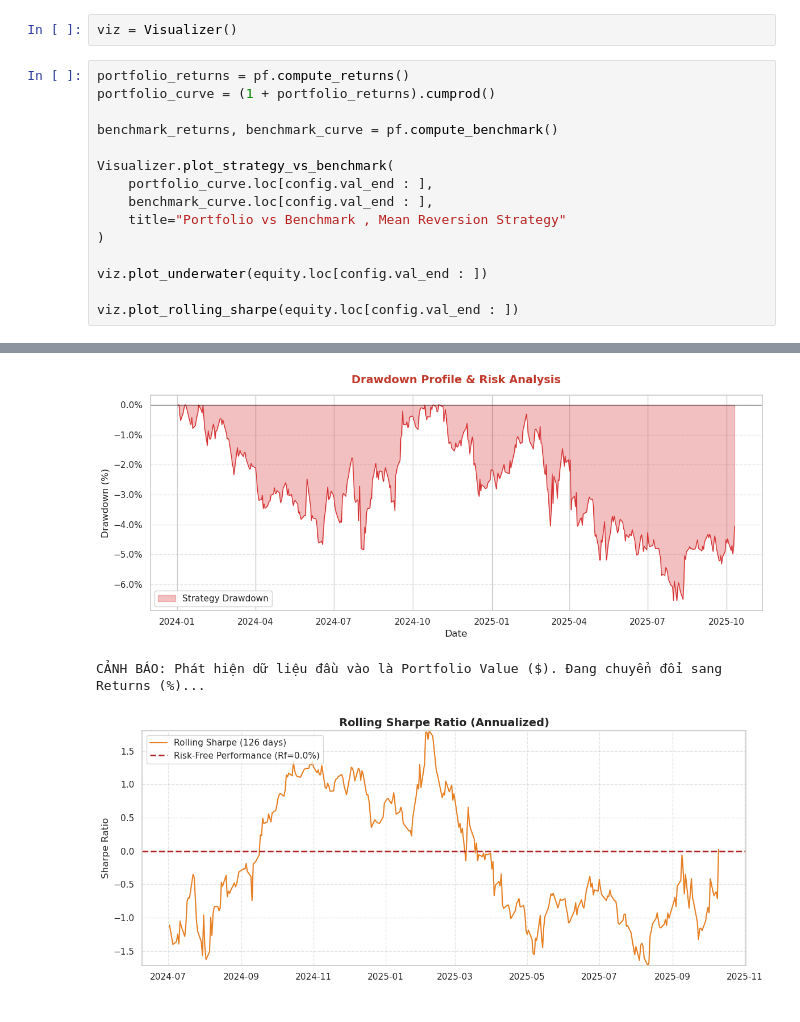
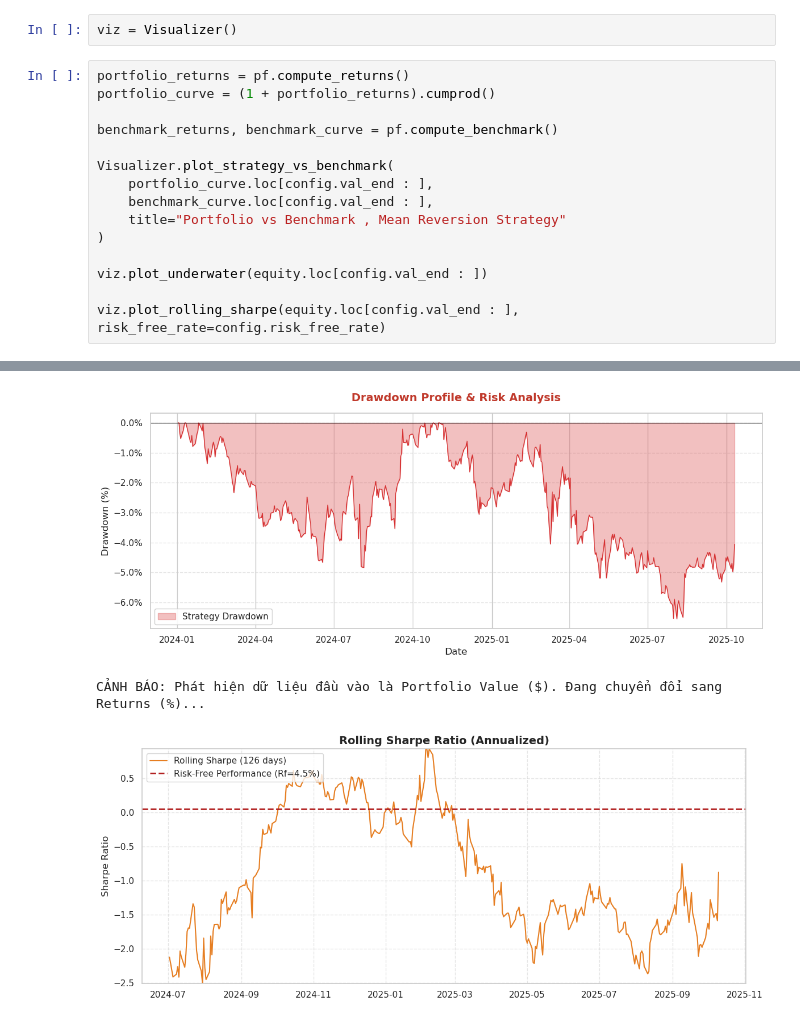
Before and after one commit to buibaongan/CF_Ngan23280071_Dung23280048, a Jupyter notebook: notebook/main.ipynb, the cells around one changed output, grey strips where cells are left out. Drawn from its saved outputs; the diff is of its cells as text.

```diff
--- a/notebook/main.ipynb
+++ b/notebook/main.ipynb
@@ -364,20 +364,20 @@ viz = Visualizer()
 # %%
 portfolio_returns = pf.compute_returns()
 portfolio_curve = (1 + portfolio_returns).cumprod()
 
 benchmark_returns, benchmark_curve = pf.compute_benchmark()
 
 Visualizer.plot_strategy_vs_benchmark(
     portfolio_curve.loc[config.val_end : ],
     benchmark_curve.loc[config.val_end : ],
     title="Portfolio vs Benchmark , Mean Reversion Strategy"
 )
 
 viz.plot_underwater(equity.loc[config.val_end : ])
 
-viz.plot_rolling_sharpe(equity.loc[config.val_end : ])
+viz.plot_rolling_sharpe(equity.loc[config.val_end : ], risk_free_rate=config.risk_free_rate)
 # %% [output]
 [figure]
 [figure]
 CẢNH BÁO: Phát hiện dữ liệu đầu vào là Portfolio Value ($). Đang chuyển đổi sang Returns (%)...
-[figure, old version]
+[figure, new version]
```
Also changed, not shown: parts of 2 cells of this notebook, 1 other file.
